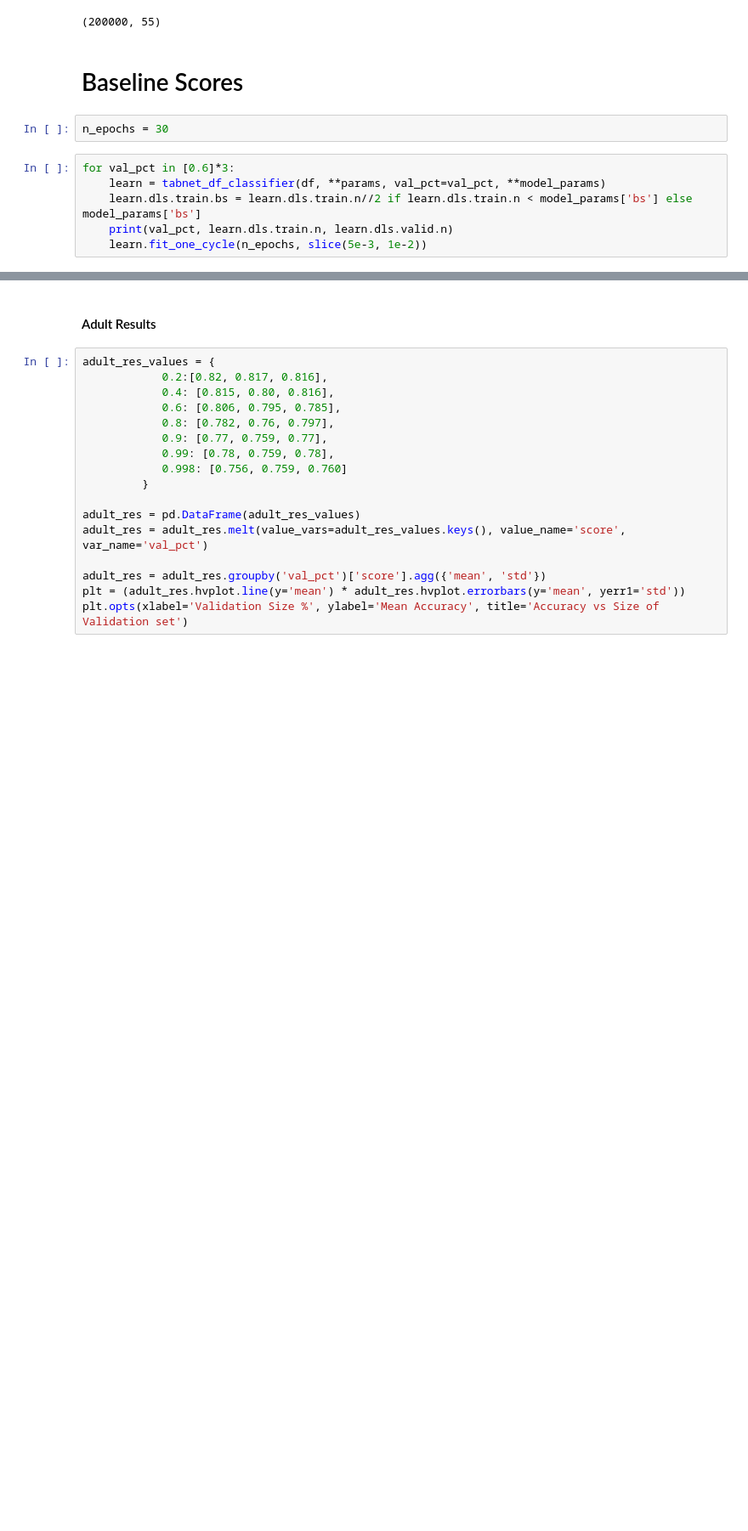
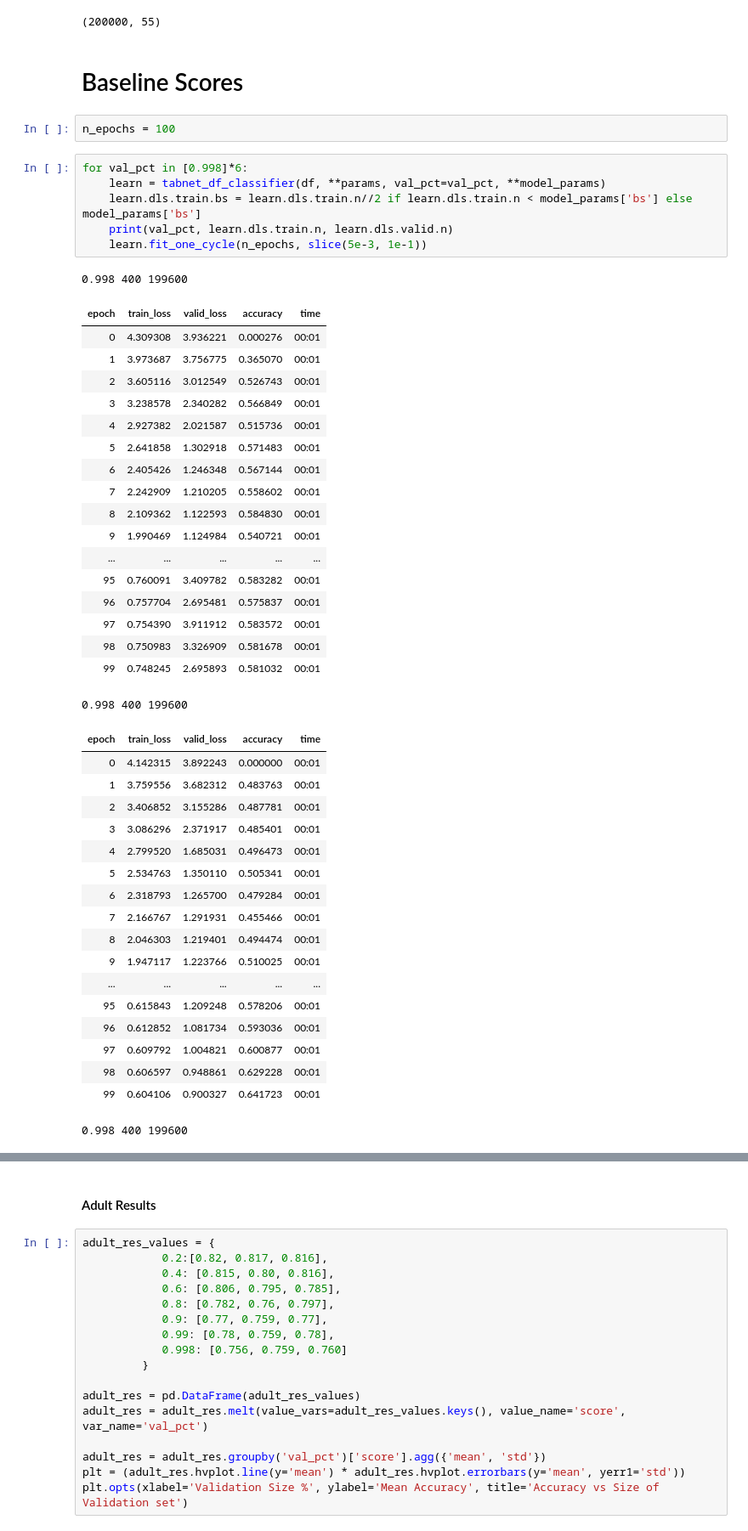
Before and after one commit to matanc1/tabnet, a Jupyter notebook: 03_experiments.ipynb, the cells around one changed output, grey strips where cells are left out. Shown at 85% size. Saved outputs shown, nothing was run; the diff lists cells and outputs as text; blank space fills up the shorter version.

```diff
--- a/03_experiments.ipynb
+++ b/03_experiments.ipynb
@@ -205,10 +213,48 @@ df.shape
 # %% [markdown]
 # Baseline Scores
 # %%
-n_epochs = 30
+n_epochs = 100
 # %%
-for val_pct in [0.6]*3:
+for val_pct in [0.998]*6:
     learn = tabnet_df_classifier(df, **params, val_pct=val_pct, **model_params)
     learn.dls.train.bs = learn.dls.train.n//2 if learn.dls.train.n < model_params['bs'] else model_params['bs']
     print(val_pct, learn.dls.train.n, learn.dls.valid.n)
-    learn.fit_one_cycle(n_epochs, slice(5e-3, 1e-2))
+    learn.fit_one_cycle(n_epochs, slice(5e-3, 1e-1))
+# %% [output]
+0.998 400 199600
+| epoch | train_loss | valid_loss | accuracy | time |
+| 0 | 4.309308 | 3.936221 | 0.000276 | 00:01 |
+| 1 | 3.973687 | 3.756775 | 0.365070 | 00:01 |
+| 2 | 3.605116 | 3.012549 | 0.526743 | 00:01 |
+| 3 | 3.238578 | 2.340282 | 0.566849 | 00:01 |
+| 4 | 2.927382 | 2.021587 | 0.515736 | 00:01 |
+| 5 | 2.641858 | 1.302918 | 0.571483 | 00:01 |
+| 6 | 2.405426 | 1.246348 | 0.567144 | 00:01 |
+| 7 | 2.242909 | 1.210205 | 0.558602 | 00:01 |
+| 8 | 2.109362 | 1.122593 | 0.584830 | 00:01 |
+| 9 | 1.990469 | 1.124984 | 0.540721 | 00:01 |
+| ... | ... | ... | ... | ... |
+| 95 | 0.760091 | 3.409782 | 0.583282 | 00:01 |
+| 96 | 0.757704 | 2.695481 | 0.575837 | 00:01 |
+| 97 | 0.754390 | 3.911912 | 0.583572 | 00:01 |
+| 98 | 0.750983 | 3.326909 | 0.581678 | 00:01 |
+| 99 | 0.748245 | 2.695893 | 0.581032 | 00:01 |
+0.998 400 199600
+| epoch | train_loss | valid_loss | accuracy | time |
+| 0 | 4.142315 | 3.892243 | 0.000000 | 00:01 |
+| 1 | 3.759556 | 3.682312 | 0.483763 | 00:01 |
+| 2 | 3.406852 | 3.155286 | 0.487781 | 00:01 |
+| 3 | 3.086296 | 2.371917 | 0.485401 | 00:01 |
+| 4 | 2.799520 | 1.685031 | 0.496473 | 00:01 |
+| 5 | 2.534763 | 1.350110 | 0.505341 | 00:01 |
+| 6 | 2.318793 | 1.265700 | 0.479284 | 00:01 |
+| 7 | 2.166767 | 1.291931 | 0.455466 | 00:01 |
+| 8 | 2.046303 | 1.219401 | 0.494474 | 00:01 |
+| 9 | 1.947117 | 1.223766 | 0.510025 | 00:01 |
+| ... | ... | ... | ... | ... |
+| 95 | 0.615843 | 1.209248 | 0.578206 | 00:01 |
+| 96 | 0.612852 | 1.081734 | 0.593036 | 00:01 |
+| 97 | 0.609792 | 1.004821 | 0.600877 | 00:01 |
+| 98 | 0.606597 | 0.948861 | 0.629228 | 00:01 |
+| 99 | 0.604106 | 0.900327 | 0.641723 | 00:01 |
+0.998 400 199600
```
Also changed, not shown: parts of 9 cells of this notebook, 3 other files.
